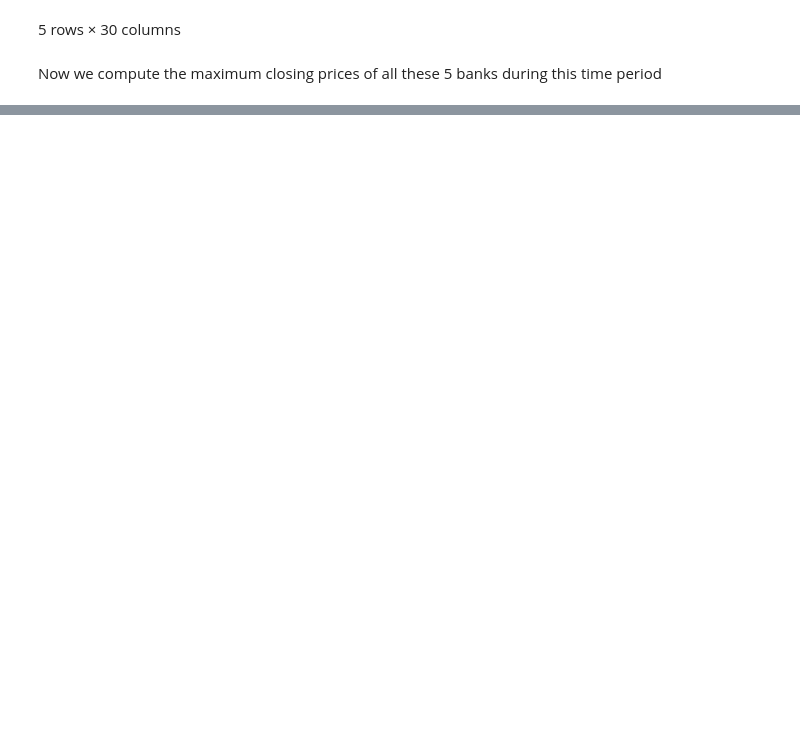
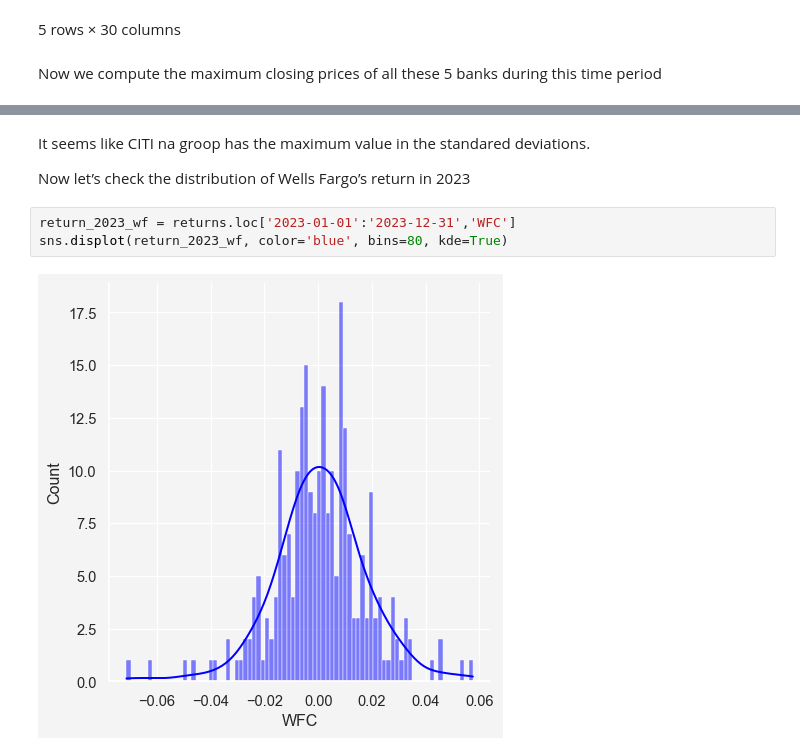
Before and after one commit to mrislambd/mrislambd.github.io, a Jupyter notebook: docs/dsandml/dataviz/index.ipynb, the cells around one changed output, grey strips where cells are left out. Cells and saved outputs as stored; diff of their text form; blank space fills up the shorter version.

```diff
--- a/docs/dsandml/dataviz/index.ipynb
+++ b/docs/dsandml/dataviz/index.ipynb
@@ -52,0 +104,10 @@ sns.pairplot(returns[1:])
+# %% [markdown]
+It seems like CITI na groop has the maximum value in the standared
+deviations.
+
+Now let’s check the distribution of Wells Fargo’s return in 2023
+# %%
+return_2023_wf = returns.loc['2023-01-01':'2023-12-31','WFC']
+sns.displot(return_2023_wf, color='blue', bins=80, kde=True)
+# %% [output]
+[figure, added]
```
Also changed, not shown: parts of 25 cells of this notebook, 11 other files.
